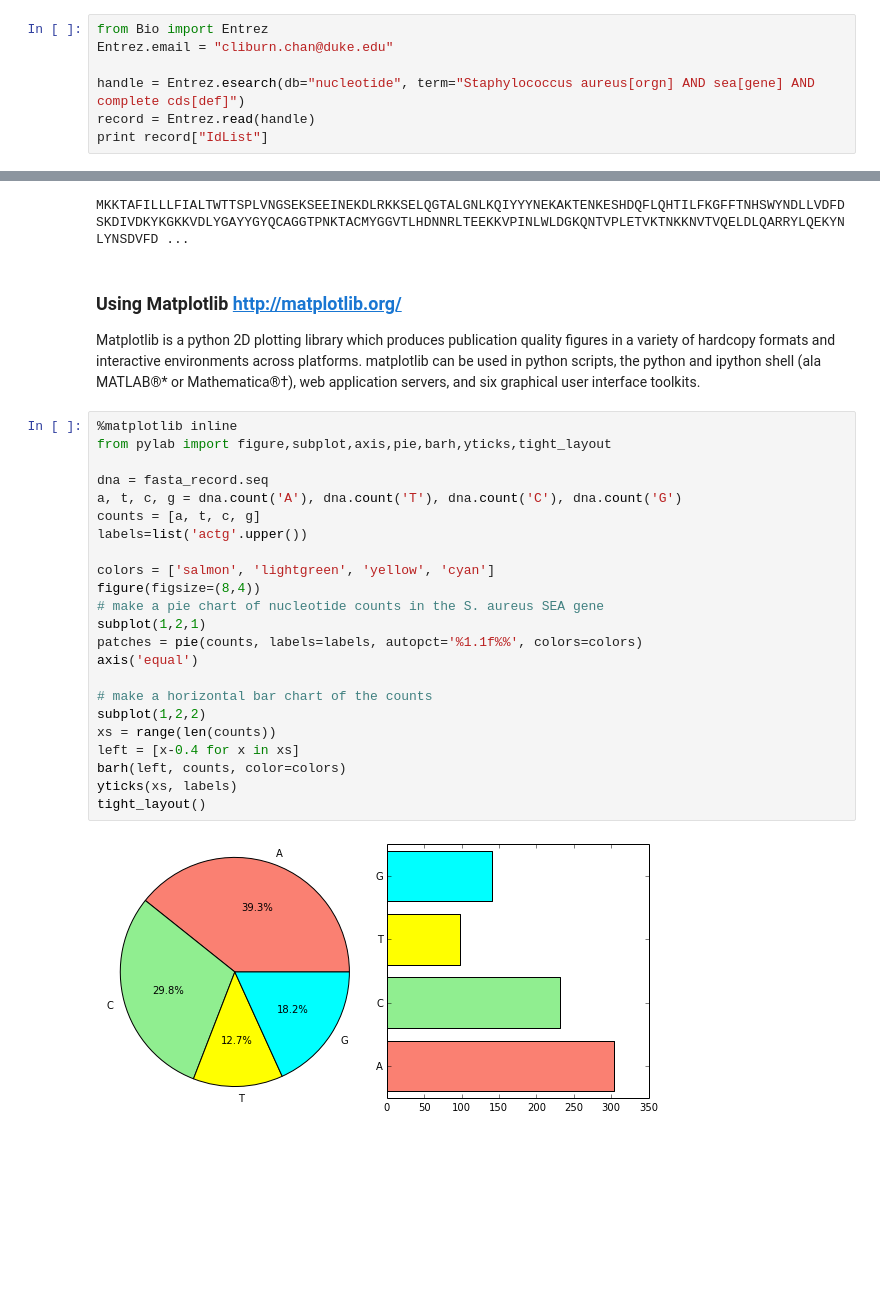
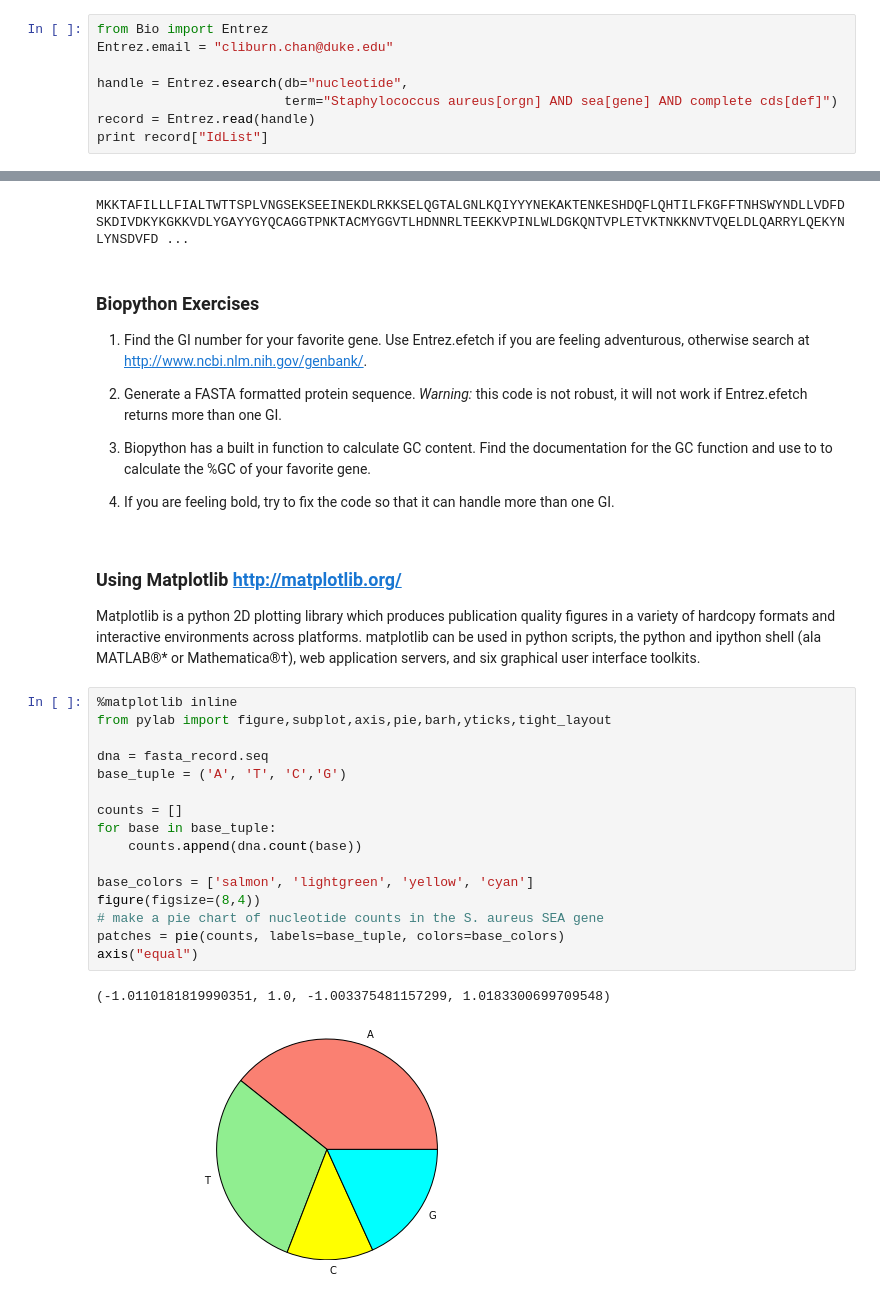
Before and after one commit to cliburn/workshop-swc, a Jupyter notebook: lessons/python/Lesson 3 - Inputs, outputs and modules.ipynb, the cells around one changed output, grey strips where cells are left out. Drawn from its saved outputs; the diff is of its cells as text; blank space fills up the shorter version.

Commit message:
Lesson 3: Simplified biopython and matplotlib code in an attempt to clarify.  Added biopython exercises.

```diff
--- a/lessons/python/Lesson 3 - Inputs, outputs and modules.ipynb
+++ b/lessons/python/Lesson 3 - Inputs, outputs and modules.ipynb
@@ -278,7 +280,8 @@ Now we are ready.  First we will search Entrez for a DNA sequence.
 from Bio import Entrez
 Entrez.email = "cliburn.chan@duke.edu"
 
-handle = Entrez.esearch(db="nucleotide", term="Staphylococcus aureus[orgn] AND sea[gene] AND complete cds[def]")
+handle = Entrez.esearch(db="nucleotide",
+                        term="Staphylococcus aureus[orgn] AND sea[gene] AND complete cds[def]")
 record = Entrez.read(handle)
 print record["IdList"]
 # %% [output]
@@ -327,3 +330,12 @@ MKKTAFILLLFIALTWTTSPLVNGSEKSEEINEKDLRKKSELQGTALGNLKQIYYYNEKAKTENKESHDQFLQHTILFKG
+# %% [markdown]
+### Biopython Exercises
+1. Find the GI number for your favorite gene.  Use Entrez.efetch if you are feeling adventurous, otherwise search at http://www.ncbi.nlm.nih.gov/genbank/.
+
+2. Generate a FASTA formatted protein sequence.  *Warning:* this code is not robust, it will not work if Entrez.efetch returns more than one GI.
+
+3. Biopython has a built in function to calculate GC content.  Find the documentation for the GC function and use to to calculate the %GC of your favorite gene.
+
+4. If you are feeling bold, try to fix the code so that it can handle more than one GI.
 # %% [markdown]
 ### Using Matplotlib <http://matplotlib.org/>
 
@@ -331,25 +343,19 @@ Matplotlib is a python 2D plotting library which produces publication quality fi
 # %%
 %matplotlib inline
 from pylab import figure,subplot,axis,pie,barh,yticks,tight_layout
 
 dna = fasta_record.seq
-a, t, c, g = dna.count('A'), dna.count('T'), dna.count('C'), dna.count('G')
-counts = [a, t, c, g]
-labels=list('actg'.upper())
+base_tuple = ('A', 'T', 'C','G')
 
-colors = ['salmon', 'lightgreen', 'yellow', 'cyan']
+counts = []
+for base in base_tuple:
+    counts.append(dna.count(base))
+
+base_colors = ['salmon', 'lightgreen', 'yellow', 'cyan']
 figure(figsize=(8,4))
 # make a pie chart of nucleotide counts in the S. aureus SEA gene
-subplot(1,2,1)
-patches = pie(counts, labels=labels, autopct='%1.1f%%', colors=colors)
-axis('equal')
-
-# make a horizontal bar chart of the counts
-subplot(1,2,2)
-xs = range(len(counts))
-left = [x-0.4 for x in xs]
-barh(left, counts, color=colors)
-yticks(xs, labels)
-tight_layout()
+patches = pie(counts, labels=base_tuple, colors=base_colors)
+axis("equal")
 # %% [output]
+(-1.0110181819990351, 1.0, -1.003375481157299, 1.0183300699709548)
-[figure, old version]
+[figure, new version]
```
Also changed, not shown: parts of 2 cells of this notebook.
